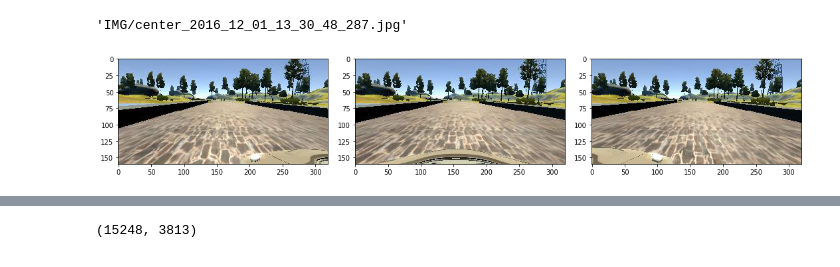
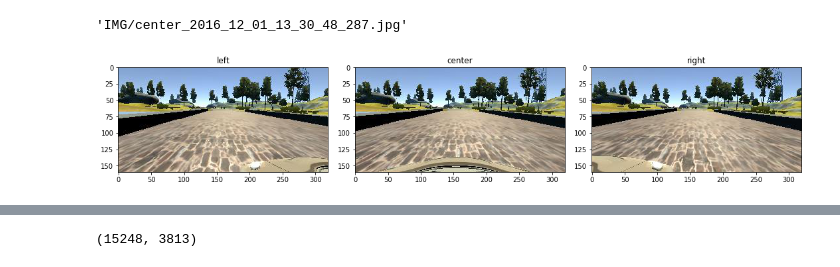
Before and after one commit to putza/CarND-Behavioral-Cloning-P3, a Jupyter notebook: model.ipynb, the cells around one changed output, grey strips where cells are left out. Saved outputs shown, nothing was run; the diff lists cells and outputs as text; code cells hidden in the pictures.

```diff
--- a/model.ipynb
+++ b/model.ipynb
@@ -117,18 +128,22 @@ mydata._samples['center'][0]
 # %%
 plt.figure(figsize=(15,5))
 
 plt.subplot(131)
 image = plt.imread(os.path.join('./data',mydata._samples['left'][0].lstrip()))
+plt.title('left')
 plt.imshow(image)
 
 plt.subplot(132)
 image = plt.imread(os.path.join('./data',mydata._samples['center'][0]))
+plt.title('center')
 plt.imshow(image)
 
 plt.subplot(133)
 image = plt.imread(os.path.join('./data',mydata._samples['right'][0].lstrip()))
 plt.imshow(image)
+plt.title('right')
+
 plt.tight_layout()
 plt.savefig('./examples/im_training_given.png',bbox_inches = 'tight',pad_inches = 0)
 # %% [output]
-[figure, old version]
+[figure, new version]
```
Also changed, not shown: parts of 15 cells of this notebook, 1 other file.
